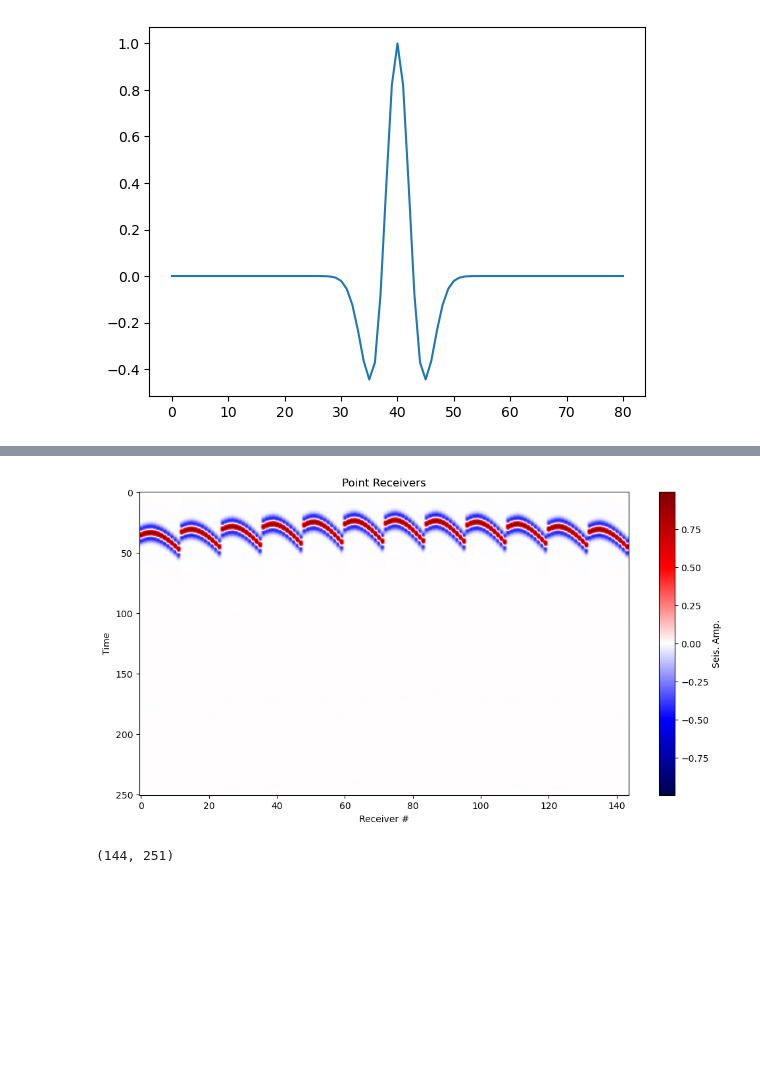
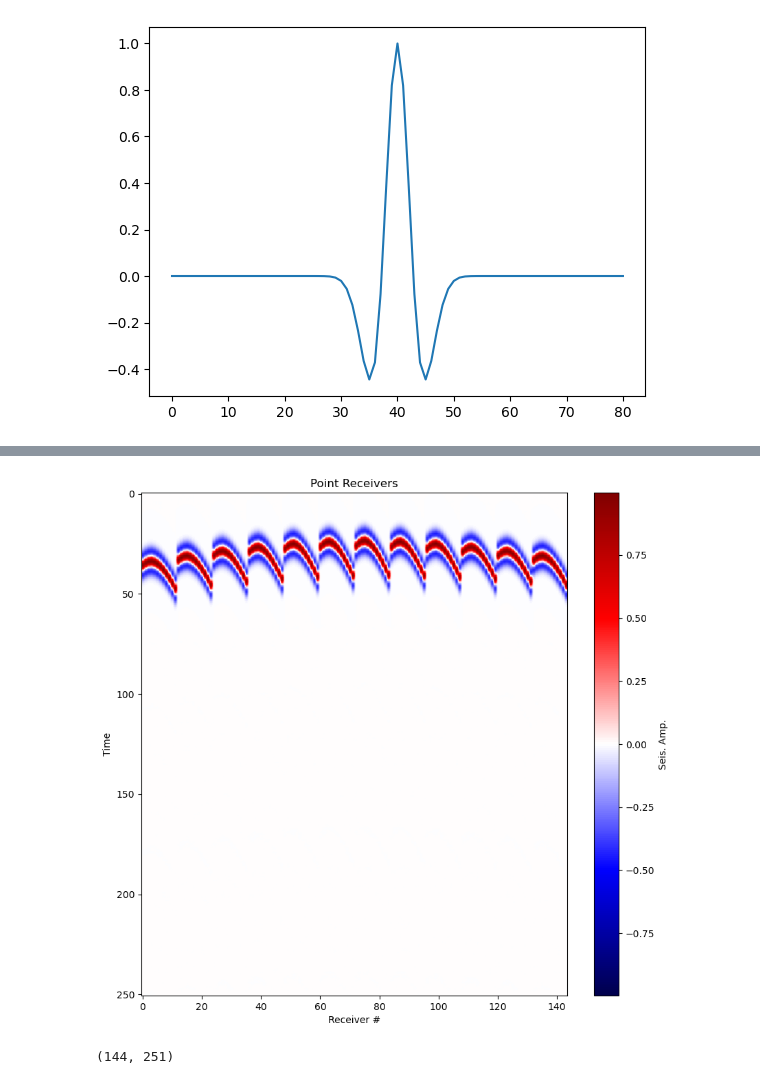
Before and after one commit to FraCSPy/FraCSPy, a Jupyter notebook: Notebooks/DS_Examples/DS_synthetic.ipynb, the cells around one changed output, grey strips where cells are left out. Drawn from its saved outputs; the diff is of its cells as text; code cells hidden in the pictures; blank space fills up the shorter version.

```diff
--- a/Notebooks/DS_Examples/DS_synthetic.ipynb
+++ b/Notebooks/DS_Examples/DS_synthetic.ipynb
@@ -93,11 +97,14 @@ Dot test passed, v^H(Opu)=-4346.754183774425 - u^H(Op^Hv)=-4346.754183774423
 # %%
 # PERFORM FORWARD (MODEL)
 frwddata_1d = Op @ microseismic.flatten().squeeze()
 frwddata  = frwddata_1d.reshape(nr,nt)
 ax = traceimage(frwddata, climQ=99.99);
 ax.set_title('Point Receivers');
+#ax.set_ylim([250, 0])
+fig = ax.get_figure()
+fig.set_size_inches(10, 9.5)  # set size in inches
 # %% [output]
-[figure, old version]
+[figure, new version]
 # %%
 frwddata.shape
 # %% [output]
```
Also changed, not shown: parts of 2 cells of this notebook, 12 other files.
